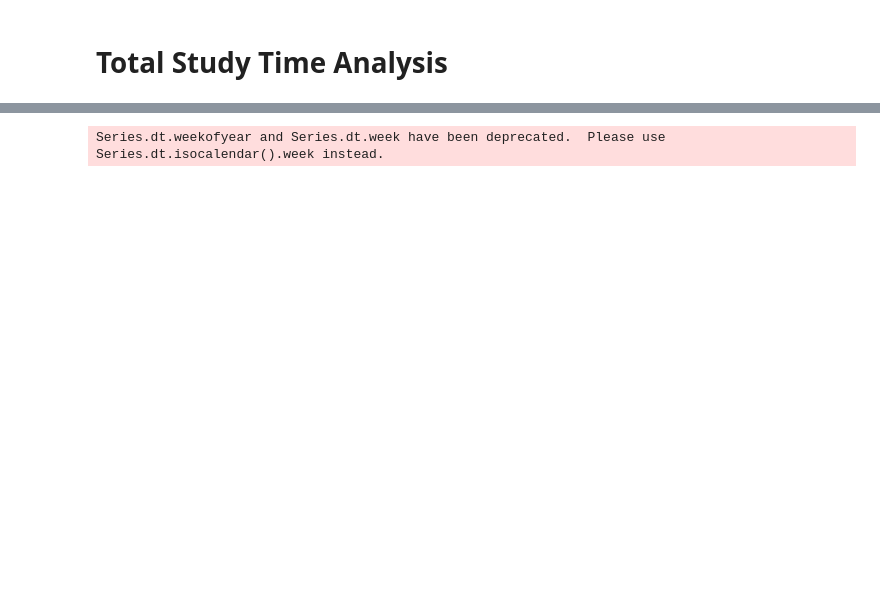
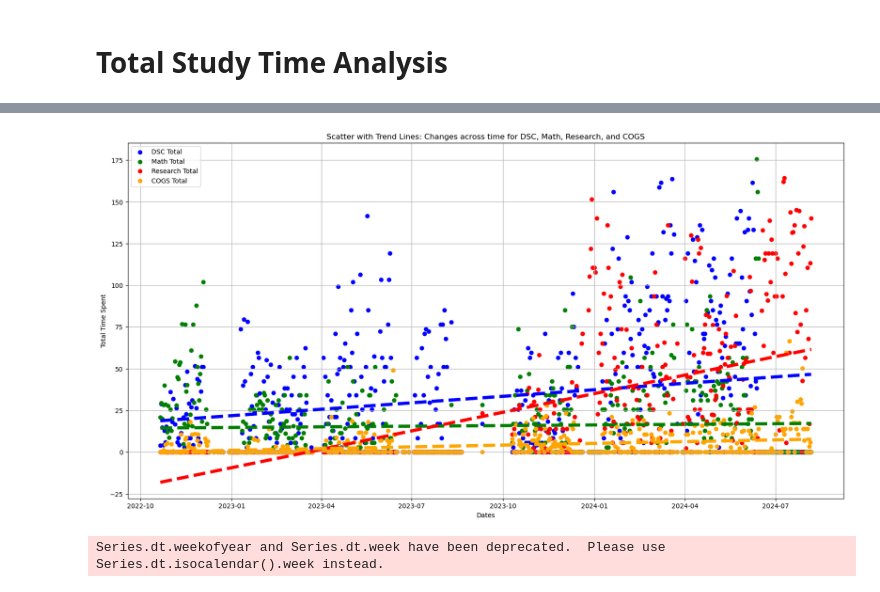
Before and after one commit to KevinBian107/Chatable-Study-Database, a Jupyter notebook: eda.ipynb, the cells around one changed output, grey strips where cells are left out. Cells and saved outputs as stored; diff of their text form; code cells hidden in the pictures; blank space fills up the shorter version.

```diff
--- a/eda.ipynb
+++ b/eda.ipynb
@@ -295,6 +295,59 @@ fig.update_xaxes(showgrid=True)
 fig.show()
 # %% [output]
 [interactive output not drawn]
+# %%
+import matplotlib.pyplot as plt
+
+df = clean_study
+dsc_cols = [col for col in df.columns if 'dsc' in col]
+math_cols = [col for col in df.columns if 'math' in col]
+research_cols = [col for col in df.columns if ('salk' in col) | ('cse150b' in col) | ('fmp' in col) | ('cl' in col)]
+cogs_cols = [col for col in df.columns if 'cogs' in col]  # New category for COGS
+
+df['dsc_total'] = df[dsc_cols].sum(axis=1)
+df['math_total'] = df[math_cols].sum(axis=1)
+df['salk_total'] = df[research_cols].sum(axis=1)
+df['cogs_total'] = df[cogs_cols].sum(axis=1)  # New total for COGS
+
+plt.figure(figsize=(20, 10))
+
+# Scatter plots
+plt.scatter(df['date'], df['dsc_total'], label='DSC Total', color='blue')
+plt.scatter(df['date'], df['math_total'], label='Math Total', color='green')
+plt.scatter(df['date'], df['salk_total'], label='Research Total', color='red')
+plt.scatter(df['date'], df['cogs_total'], label='COGS Total', color='orange')  # New scatter plot for COGS
+
+# Trend lines (linear regression)
+df['date_num'] = pd.to_numeric(pd.to_datetime(df['date']))
+
+# DSC trend line
+z_dsc = np.polyfit(df['date_num'], df['dsc_total'], 1)
+p_dsc = np.poly1d(z_dsc)
+plt.plot(df['date'], p_dsc(df['date_num']), color='blue', linestyle='dashed', linewidth=5)  # Thicker line
+
+# Math trend line
+z_math = np.polyfit(df['date_num'], df['math_total'], 1)
+p_math = np.poly1d(z_math)
+plt.plot(df['date'], p_math(df['date_num']), color='green', linestyle='dashed', linewidth=5)  # Thicker line
+
+# Research trend line
+z_salk = np.polyfit(df['date_num'], df['salk_total'], 1)
+p_salk = np.poly1d(z_salk)
+plt.plot(df['date'], p_salk(df['date_num']), color='red', linestyle='dashed', linewidth=5)  # Thicker line
+
+# COGS trend line
+z_cogs = np.polyfit(df['date_num'], df['cogs_total'], 1)
+p_cogs = np.poly1d(z_cogs)
+plt.plot(df['date'], p_cogs(df['date_num']), color='orange', linestyle='dashed', linewidth=5)  # Thicker line for COGS
+
+plt.xlabel('Dates')
+plt.ylabel('Total Time Spent')
+plt.title('Scatter with Trend Lines: Changes across time for DSC, Math, Research, and COGS')
+plt.legend()
+plt.grid(True)
+plt.show()
+# %% [output]
+[figure, added]
 # %%
 grouped = clean_study.assign(week_of_year = clean_study['date'].dt.weekofyear)
 group_by_week = grouped.groupby('week_of_year').max().reset_index()
```
Also changed, not shown: 2 other files.
